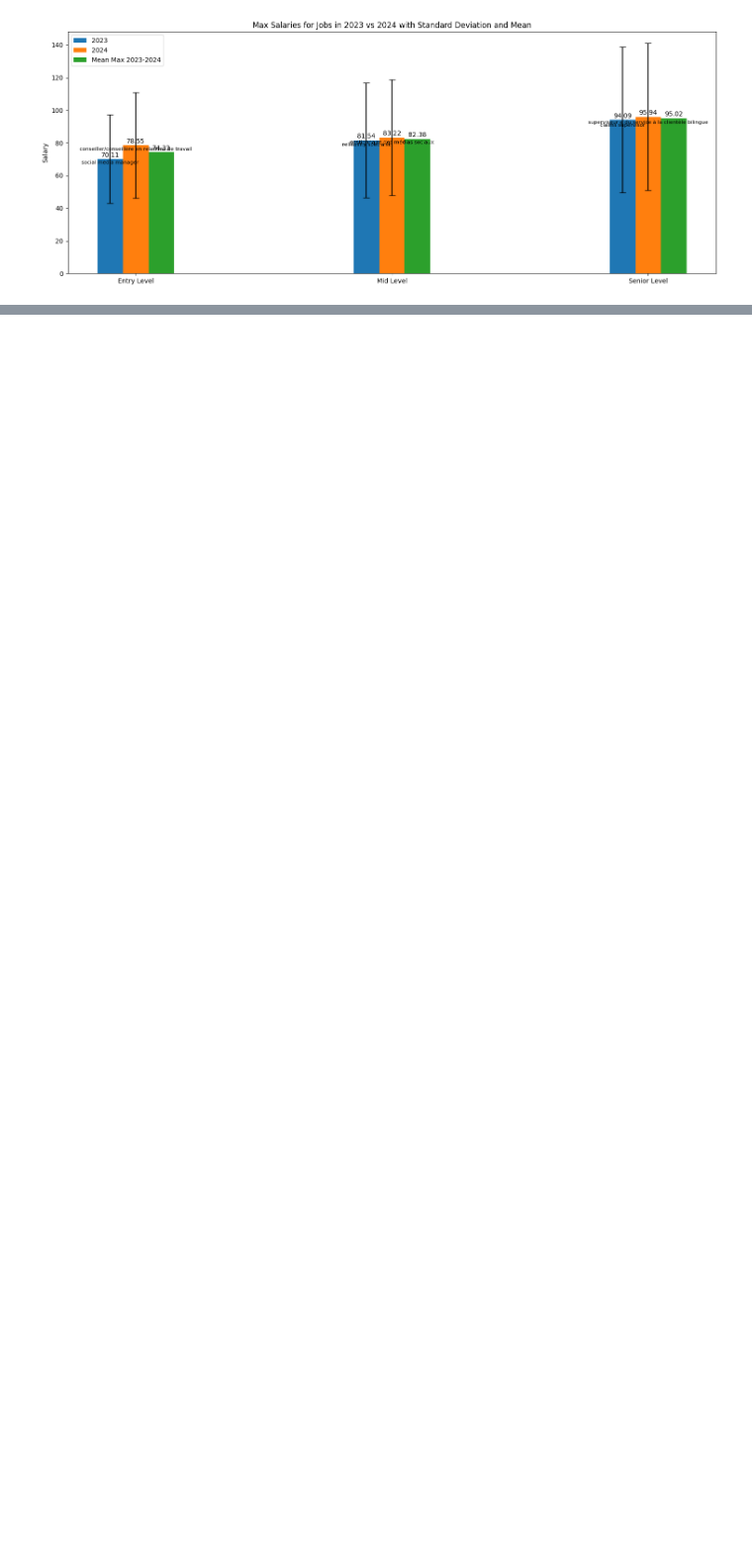
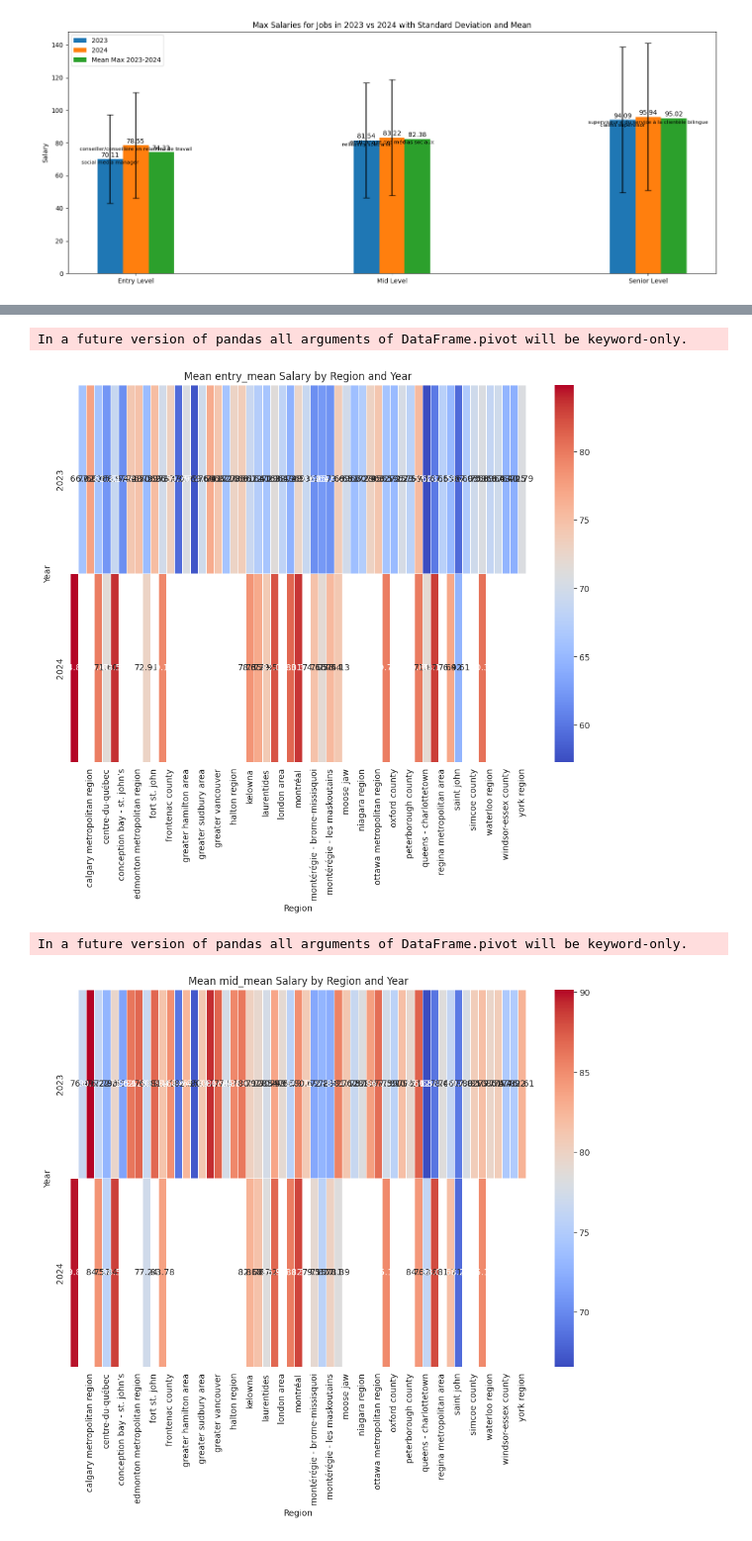
Before and after one commit to AlgoETS/Salary, a Jupyter notebook: sandbox/compare_2023_to_2024.ipynb, the cells around one changed output, grey strips where cells are left out. Shown at 99% size. Saved outputs shown, nothing was run; the diff lists cells and outputs as text; code cells hidden in the pictures; blank space fills up the shorter version.

```diff
--- a/sandbox/compare_2023_to_2024.ipynb
+++ b/sandbox/compare_2023_to_2024.ipynb
@@ -565,0 +622,44 @@ plt.show()
+# %%
+%matplotlib inline
+import seaborn as sns
+import matplotlib.pyplot as plt
+import pandas as pd
+
+def on_hover(event):
+    if event.inaxes == ax:
+        col = int(event.xdata + 0.5)
+        row = int(event.ydata + 0.5)
+        year = years[row]
+        region = regions[col]
+        mean_salary = heatmap_df.loc[(heatmap_df['year'] == year) & (heatmap_df['region'] == region), level].values[0]
+        job = mean_mean_job_per_year.loc[mean_mean_job_per_year['year'] == year, 'job'].values[0]
+        plt.gca().set_title(f'Mean {level} Salary by Region and Year\nYear: {year}, Region: {region}, Salary: {mean_salary:.2f}, Job: {job}')
+
+levels = ['entry_mean', 'mid_mean', 'senior_mean']
+
+for level in levels:
+    df_filtered = df_sorted_2023_2024[df_sorted_2023_2024[level] > 0]
+    grouped_df = df_filtered.groupby(['year', 'region', 'job'])[level].mean().reset_index()
+    job_mean_df = df_filtered.groupby(['year', 'job'])[level].mean().reset_index()
+    overall_mean_per_year = job_mean_df.groupby('year')[level].mean()
+    mean_mean_job_per_year = job_mean_df.loc[job_mean_df.groupby('year').apply(lambda x: (x[level] - overall_mean_per_year[x['year'].iloc[0]]).abs().idxmin())]
+
+    heatmap_df = grouped_df.groupby(['year', 'region'])[level].mean().reset_index()
+
+    years = heatmap_df['year'].unique()
+    regions = heatmap_df['region'].unique()
+
+    plt.figure(figsize=(12, 8))
+    ax = sns.heatmap(heatmap_df.pivot('year', 'region', level), annot=True, fmt=".2f", cmap="coolwarm", linewidths=.5)
+    plt.xlabel('Region')
+    plt.ylabel('Year')
+    plt.title(f'Mean {level} Salary by Region and Year')
+
+    plt.gcf().canvas.mpl_connect('motion_notify_event', on_hover)
+
+    plt.show()
+# %% [output]
+In a future version of pandas all arguments of DataFrame.pivot will be keyword-only.
+[figure, added]
+In a future version of pandas all arguments of DataFrame.pivot will be keyword-only.
+[figure, added]
```
Also changed, not shown: parts of 5 cells of this notebook, 3 other files.
